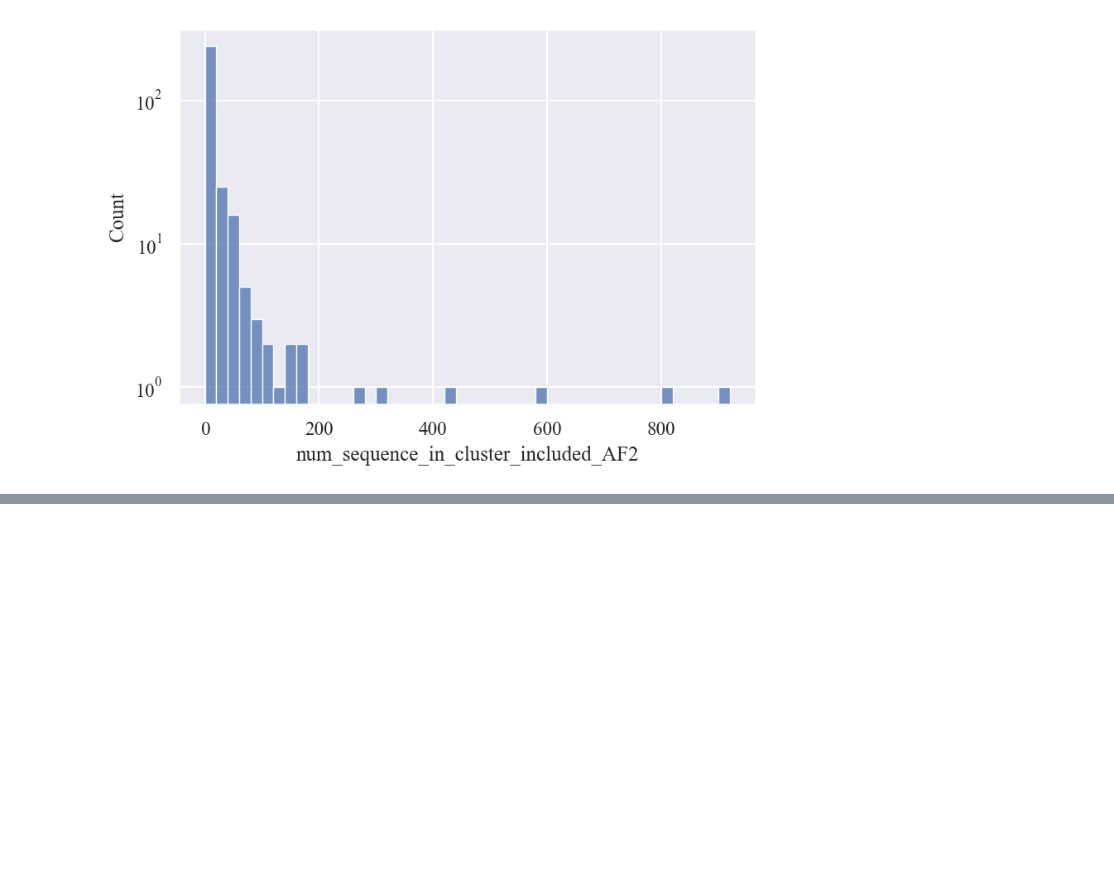
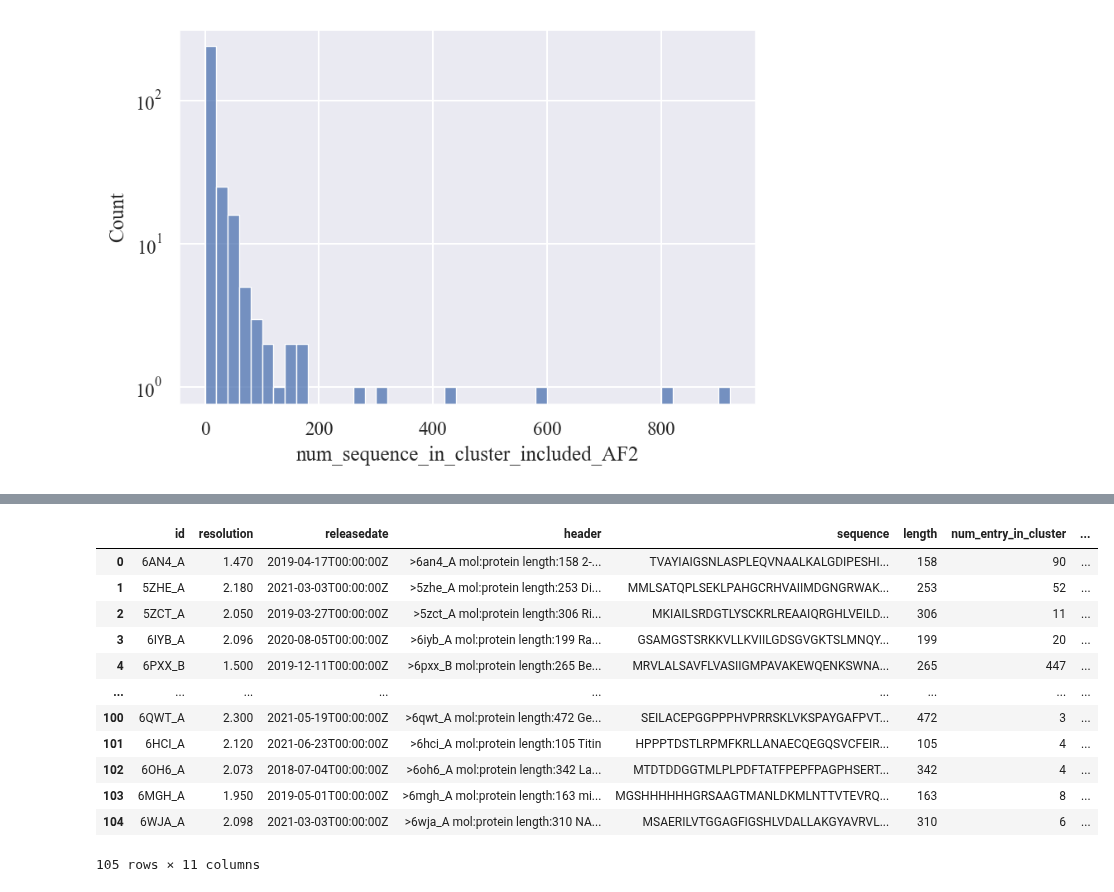
Before and after one commit to yutake27/MQAB4AF2, a Jupyter notebook: src/notebooks/datasets/how_eq_random_num_300_seed_0_exclude/target_stat.ipynb, the cells around one changed output, grey strips where cells are left out. Saved outputs shown, nothing was run; the diff lists cells and outputs as text; code cells hidden in the pictures; blank space fills up the shorter version.

Commit message:
feat: add domain number information

```diff
--- a/src/notebooks/datasets/how_eq_random_num_300_seed_0_exclude/target_stat.ipynb
+++ b/src/notebooks/datasets/how_eq_random_num_300_seed_0_exclude/target_stat.ipynb
@@ -81,0 +89,3 @@ plt.yscale('log')
+# %%
+domain_num_df = pd.read_csv('../../../../data/interim/cath_domain_num.csv')
+domain_num_df
@@ -81,0 +106,16 @@ plt.yscale('log')
+# %%
+pd.merge(df, domain_num_df, on='id', how='inner')
+# %% [output]
+|  | id | resolution | releasedate | header | sequence | length | num_entry_in_cluster | ... |
+| 0 | 6AN4_A | 1.470 | 2019-04-17T00:00:00Z | >6an4_A mol:protein length:158 2-... | TVAYIAIGSNLASPLEQVNAALKALGDIPESHI... | 158 | 90 | ... |
+| 1 | 5ZHE_A | 2.180 | 2021-03-03T00:00:00Z | >5zhe_A mol:protein length:253 Di... | MMLSATQPLSEKLPAHGCRHVAIIMDGNGRWAK... | 253 | 52 | ... |
+| 2 | 5ZCT_A | 2.050 | 2019-03-27T00:00:00Z | >5zct_A mol:protein length:306 Ri... | MKIAILSRDGTLYSCKRLREAAIQRGHLVEILD... | 306 | 11 | ... |
+| 3 | 6IYB_A | 2.096 | 2020-08-05T00:00:00Z | >6iyb_A mol:protein length:199 Ra... | GSAMGSTSRKKVLLKVIILGDSGVGKTSLMNQY... | 199 | 20 | ... |
+| 4 | 6PXX_B | 1.500 | 2019-12-11T00:00:00Z | >6pxx_B mol:protein length:265 Be... | MRVLALSAVFLVASIIGMPAVAKEWQENKSWNA... | 265 | 447 | ... |
+| ... | ... | ... | ... | ... | ... | ... | ... | ... |
+| 100 | 6QWT_A | 2.300 | 2021-05-19T00:00:00Z | >6qwt_A mol:protein length:472 Ge... | SEILACEPGGPPPHVPRRSKLVKSPAYGAFPVT... | 472 | 3 | ... |
+| 101 | 6HCI_A | 2.120 | 2021-06-23T00:00:00Z | >6hci_A mol:protein length:105 Titin | HPPPTDSTLRPMFKRLLANAECQEGQSVCFEIR... | 105 | 4 | ... |
+| 102 | 6OH6_A | 2.073 | 2018-07-04T00:00:00Z | >6oh6_A mol:protein length:342 La... | MTDTDDGGTMLPLPDFTATFPEPFPAGPHSERT... | 342 | 4 | ... |
+| 103 | 6MGH_A | 1.950 | 2019-05-01T00:00:00Z | >6mgh_A mol:protein length:163 mi... | MGSHHHHHHGRSAAGTMANLDKMLNTTVTEVRQ... | 163 | 8 | ... |
+| 104 | 6WJA_A | 2.098 | 2021-03-03T00:00:00Z | >6wja_A mol:protein length:310 NA... | MSAERILVTGGAGFIGSHLVDALLAKGYAVRVL... | 310 | 6 | ... |
+105 rows × 11 columns
```
Also changed, not shown: parts of 10 cells of this notebook.
